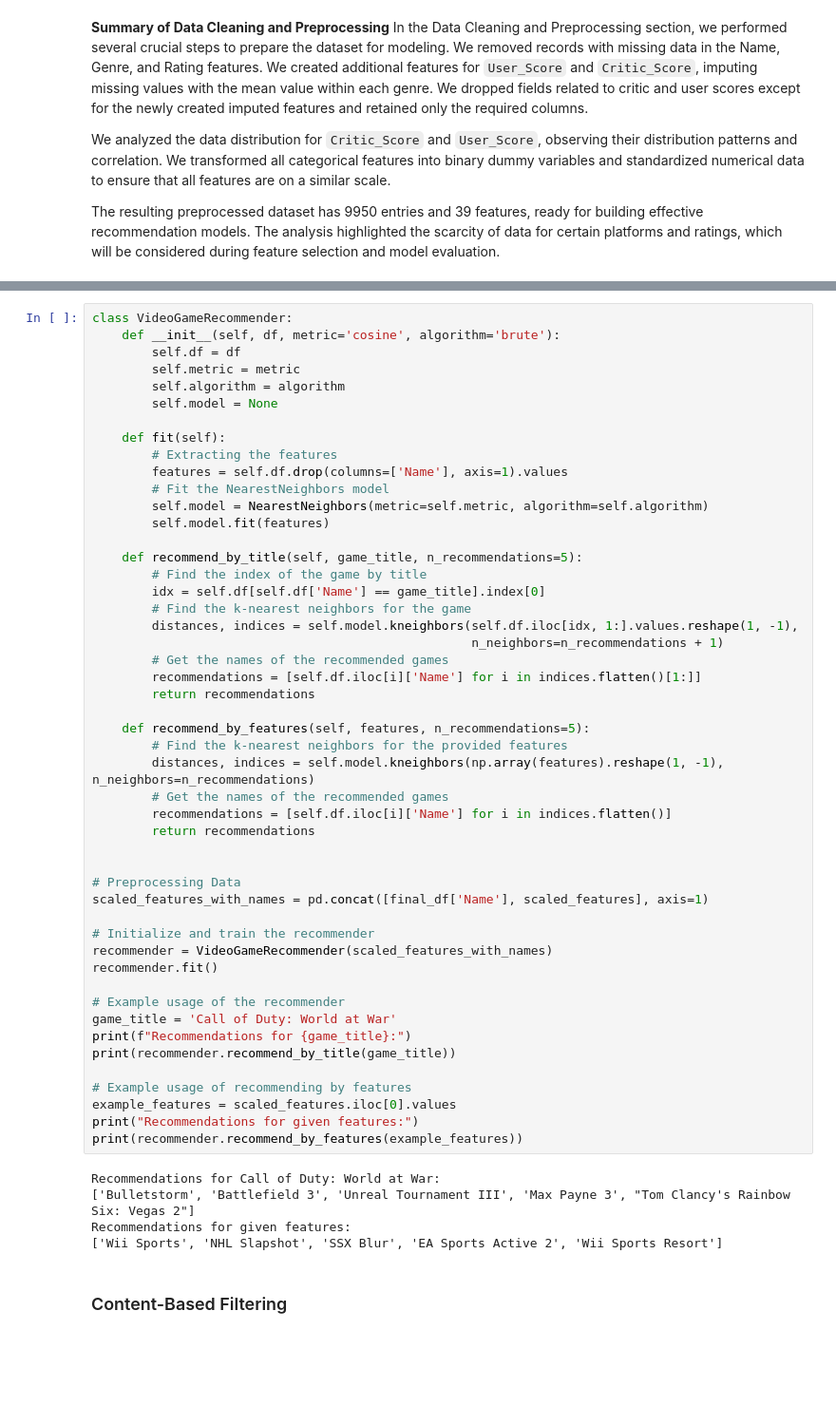
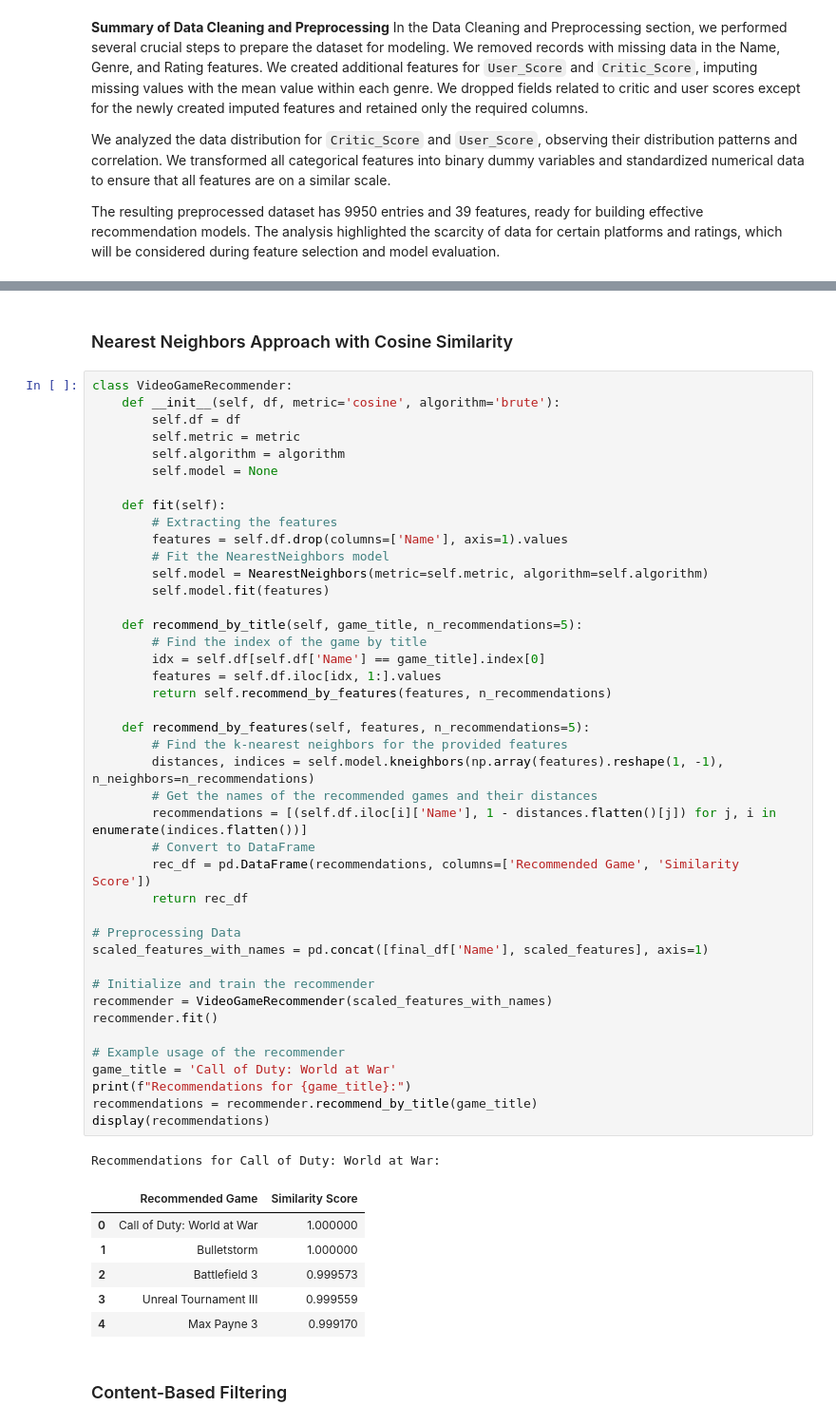
Before and after one commit to grainier/games-recommender-system, a Jupyter notebook: notebooks/games-recommender-system.ipynb, the cells around one changed output, grey strips where cells are left out. Shown at 95% size. Drawn from its saved outputs; the diff is of its cells as text; blank space fills up the shorter version.

Commit message:
Improve model building

```diff
--- a/notebooks/games-recommender-system.ipynb
+++ b/notebooks/games-recommender-system.ipynb
@@ -500,3 +499,5 @@ The Model Training section focuses on building recommendation models using the N
+# %% [markdown]
+### Nearest Neighbors Approach with Cosine Similarity
 # %%
 class VideoGameRecommender:
     def __init__(self, df, metric='cosine', algorithm='brute'):
@@ -505,52 +506,48 @@ class VideoGameRecommender:
         self.algorithm = algorithm
         self.model = None
 
     def fit(self):
         # Extracting the features
         features = self.df.drop(columns=['Name'], axis=1).values
         # Fit the NearestNeighbors model
         self.model = NearestNeighbors(metric=self.metric, algorithm=self.algorithm)
         self.model.fit(features)
 
     def recommend_by_title(self, game_title, n_recommendations=5):
         # Find the index of the game by title
         idx = self.df[self.df['Name'] == game_title].index[0]
-        # Find the k-nearest neighbors for the game
-        distances, indices = self.model.kneighbors(self.df.iloc[idx, 1:].values.reshape(1, -1),
-                                                   n_neighbors=n_recommendations + 1)
-        # Get the names of the recommended games
-        recommendations = [self.df.iloc[i]['Name'] for i in indices.flatten()[1:]]
-        return recommendations
+        features = self.df.iloc[idx, 1:].values
+        return self.recommend_by_features(features, n_recommendations)
 
     def recommend_by_features(self, features, n_recommendations=5):
         # Find the k-nearest neighbors for the provided features
         distances, indices = self.model.kneighbors(np.array(features).reshape(1, -1), n_neighbors=n_recommendations)
-        # Get the names of the recommended games
-        recommendations = [self.df.iloc[i]['Name'] for i in indices.flatten()]
-        return recommendations
-
+        # Get the names of the recommended games and their distances
+        recommendations = [(self.df.iloc[i]['Name'], 1 - distances.flatten()[j]) for j, i in enumerate(indices.flatten())]
+        # Convert to DataFrame
+        rec_df = pd.DataFrame(recommendations, columns=['Recommended Game', 'Similarity Score'])
+        return rec_df
 
 # Preprocessing Data
 scaled_features_with_names = pd.concat([final_df['Name'], scaled_features], axis=1)
 
 # Initialize and train the recommender
 recommender = VideoGameRecommender(scaled_features_with_names)
 recommender.fit()
 
 # Example usage of the recommender
 game_title = 'Call of Duty: World at War'
 print(f"Recommendations for {game_title}:")
-print(recommender.recommend_by_title(game_title))
-
-# Example usage of recommending by features
-example_features = scaled_features.iloc[0].values
-print("Recommendations for given features:")
-print(recommender.recommend_by_features(example_features))
+recommendations = recommender.recommend_by_title(game_title)
+display(recommendations)
 # %% [output]
 Recommendations for Call of Duty: World at War:
-['Bulletstorm', 'Battlefield 3', 'Unreal Tournament III', 'Max Payne 3', "Tom Clancy's Rainbow Six: Vegas 2"]
-Recommendations for given features:
-['Wii Sports', 'NHL Slapshot', 'SSX Blur', 'EA Sports Active 2', 'Wii Sports Resort']
+|  | Recommended Game | Similarity Score |
+| 0 | Call of Duty: World at War | 1.000000 |
+| 1 | Bulletstorm | 1.000000 |
+| 2 | Battlefield 3 | 0.999573 |
+| 3 | Unreal Tournament III | 0.999559 |
+| 4 | Max Payne 3 | 0.999170 |
 # %% [markdown]
 ### Content-Based Filtering
 # %%
```
Also changed, not shown: parts of 4 cells of this notebook.
